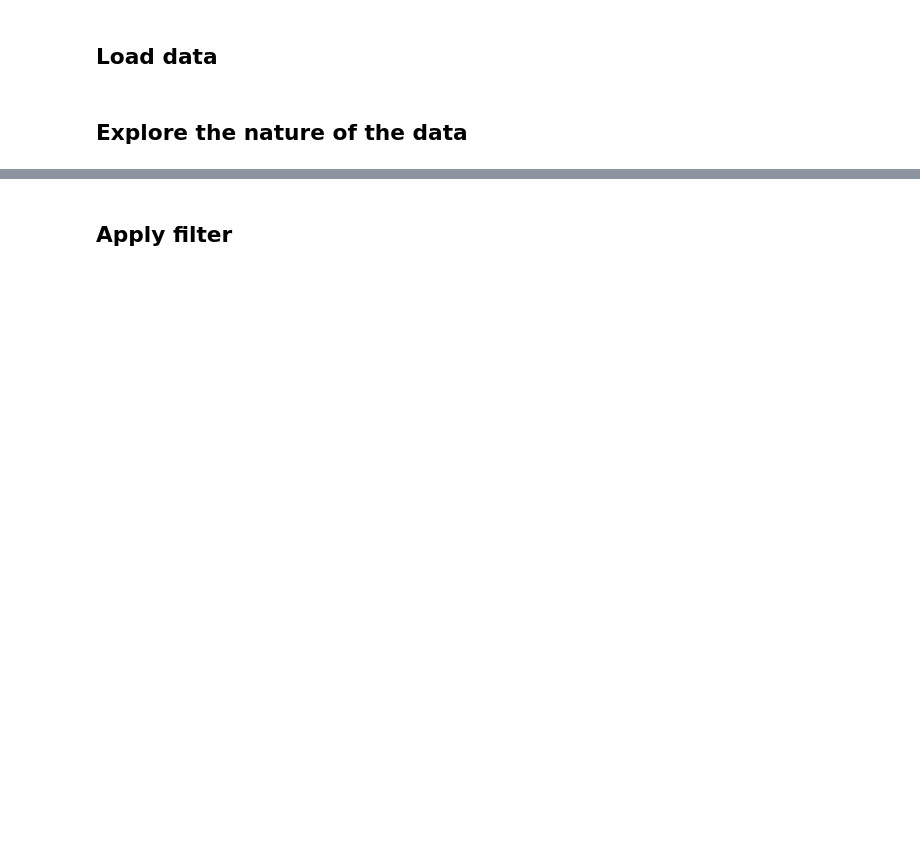
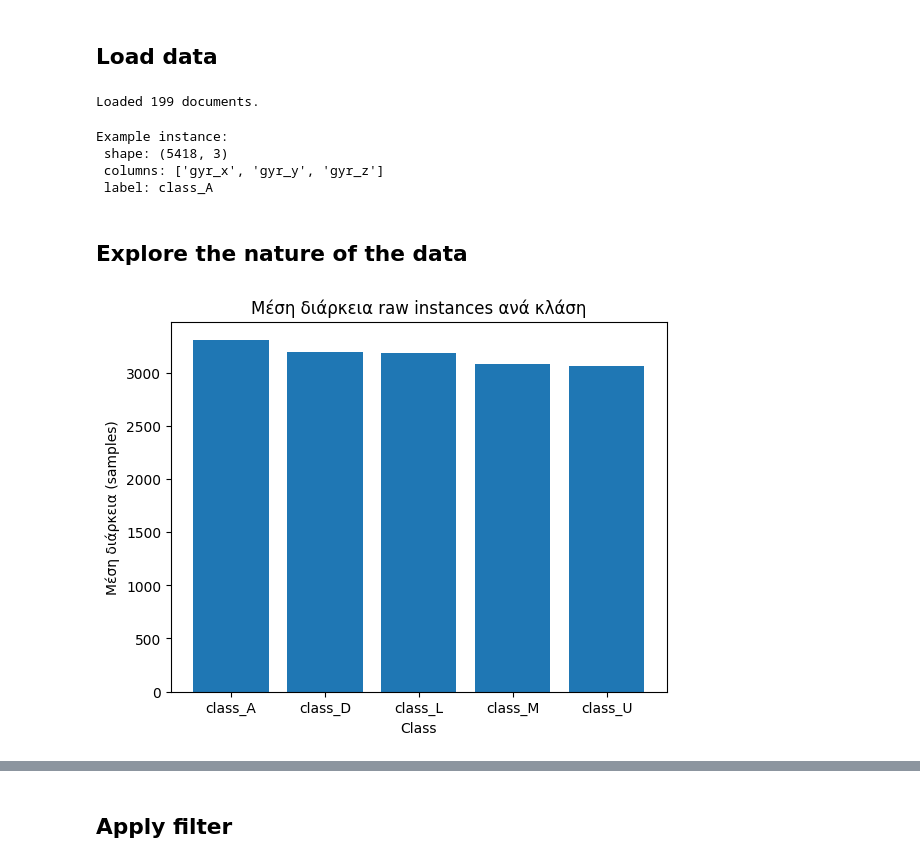
Before and after one commit to pelina2003/IoT_project, a Jupyter notebook: IoT-Course-AIoT-project-announcement-2025/aiot_project.ipynb, the cells around one changed output, grey strips where cells are left out. Saved outputs shown, nothing was run; the diff lists cells and outputs as text; code cells hidden in the pictures; blank space fills up the shorter version.

```diff
--- a/IoT-Course-AIoT-project-announcement-2025/aiot_project.ipynb
+++ b/IoT-Course-AIoT-project-announcement-2025/aiot_project.ipynb
@@ -64,4 +64,54 @@ print("Existing DB keys:", found_keys)
 # %% [markdown]
 ## Load data
+# %%
+# [1] Load all documents from MongoDB (χωρίς το _id)
+docs = list(
+    coll.find(
+        {},                   # no filter → όλα τα docs
+        {"_id": 0, "label": 1, "data": 1}  # κρατάμε μόνο label & data
+    )
+)
+print(f"Loaded {len(docs)} documents.")
+# %% [output]
+Loaded 199 documents.
+# %%
+# [2] Φτιάχνουμε δύο λίστες:
+#    X_raw: ένα pd.DataFrame ανά document
+#    y_raw: το αντίστοιχο label
+
+import pandas as pd
+
+X_raw = [pd.DataFrame(d["data"]) for d in docs]
+y_raw = [d["label"]            for d in docs]
+
+# Έλεγχος
+print("Example instance:")
+print(" shape:", X_raw[0].shape)
+print(" columns:", list(X_raw[0].columns))
+print(" label:",   y_raw[0])
+# %% [output]
+Example instance:
+ shape: (5418, 3)
+ columns: ['gyr_x', 'gyr_y', 'gyr_z']
+ label: class_A
 # %% [markdown]
 ## Explore the nature of the data
+# %%
+# Υπολογίζουμε μήκος (σε δείγματα) κάθε instance και το ομαδοποιούμε κατά label
+durations = {}
+for df, lbl in zip(X_raw, y_raw):
+    n = len(df)  # όλα τα κανάλια έχουν ίδιο μήκος
+    durations.setdefault(lbl, []).append(n)
+
+# Υπολογίζουμε μέση τιμή ανά κλάση
+avg_dur = {lbl: sum(vals)/len(vals) for lbl, vals in durations.items()}
+
+# Σχεδιάζουμε bar‐plot
+plt.figure()
+plt.bar(avg_dur.keys(), avg_dur.values())
+plt.xlabel("Class")
+plt.ylabel("Μέση διάρκεια (samples)")
+plt.title("Μέση διάρκεια raw instances ανά κλάση")
+plt.show()
+# %% [output]
+[figure, added]
```
Also changed, not shown: parts of 21 cells of this notebook, 1 other file.
